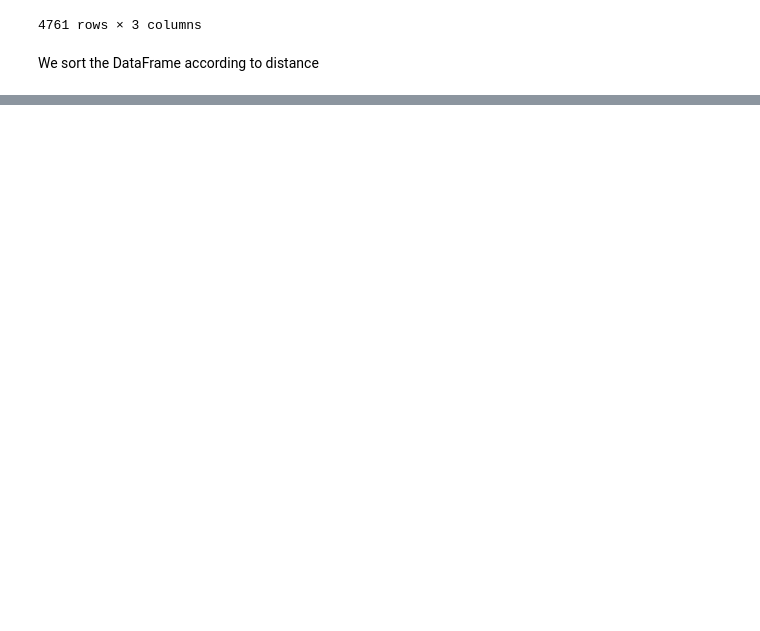
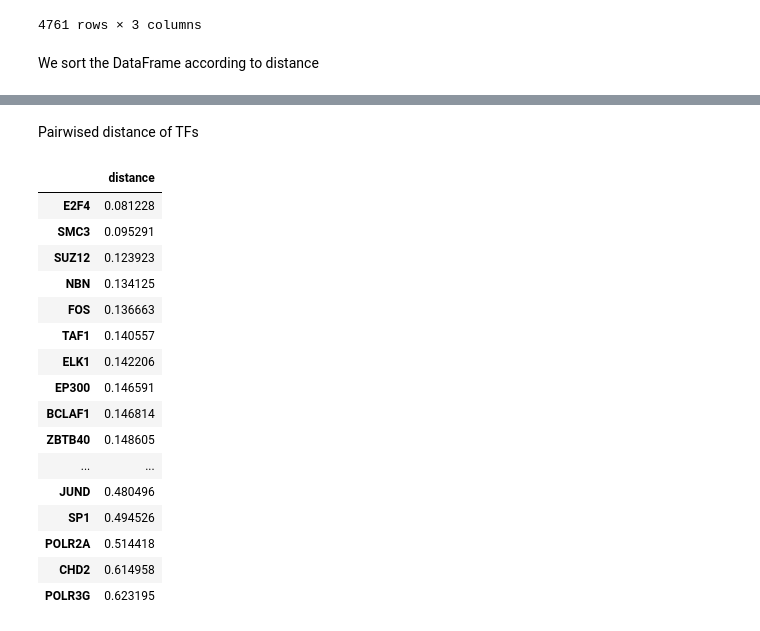
Before and after one commit to guomk/graph_embedding, a Jupyter notebook: script/dgi/explore_emb_tf.ipynb, the cells around one changed output, grey strips where cells are left out. Cells and saved outputs as stored; diff of their text form; code cells hidden in the pictures; blank space fills up the shorter version.

```diff
--- a/script/dgi/explore_emb_tf.ipynb
+++ b/script/dgi/explore_emb_tf.ipynb
@@ -157 +168,32 @@ tf_emb_dist_sorted
 4761 rows × 1 columns
+# %% [markdown]
+Pairwised distance of TFs
+# %%
+tfs = list(pd.read_csv(Path(DATA_DIR) / 'common_tf.csv')['tf'])
+pair_dist = {}
+for tf in tfs:
+    gm = tf + '_gm'
+    k = tf + '_k'
+    pair_dist[tf] = tf_emb_dist.loc[gm].loc[k]['distance']
+pair_dist = pd.DataFrame.from_dict(pair_dist, orient='index', columns=['distance'])
+pair_dist.sort_values(['distance'], ascending=True, inplace=True)
+with pd.option_context('display.max_rows', None, 'display.max_columns', None):  # more options can be specified also
+    display(pair_dist)
+# %% [output]
+|  | distance |
+| E2F4 | 0.081228 |
+| SMC3 | 0.095291 |
+| SUZ12 | 0.123923 |
+| NBN | 0.134125 |
+| FOS | 0.136663 |
+| TAF1 | 0.140557 |
+| ELK1 | 0.142206 |
+| EP300 | 0.146591 |
+| BCLAF1 | 0.146814 |
+| ZBTB40 | 0.148605 |
+| ... | ... |
+| JUND | 0.480496 |
+| SP1 | 0.494526 |
+| POLR2A | 0.514418 |
+| CHD2 | 0.614958 |
+| POLR3G | 0.623195 |
```
Also changed, not shown: parts of 9 cells of this notebook, 13 other files.
